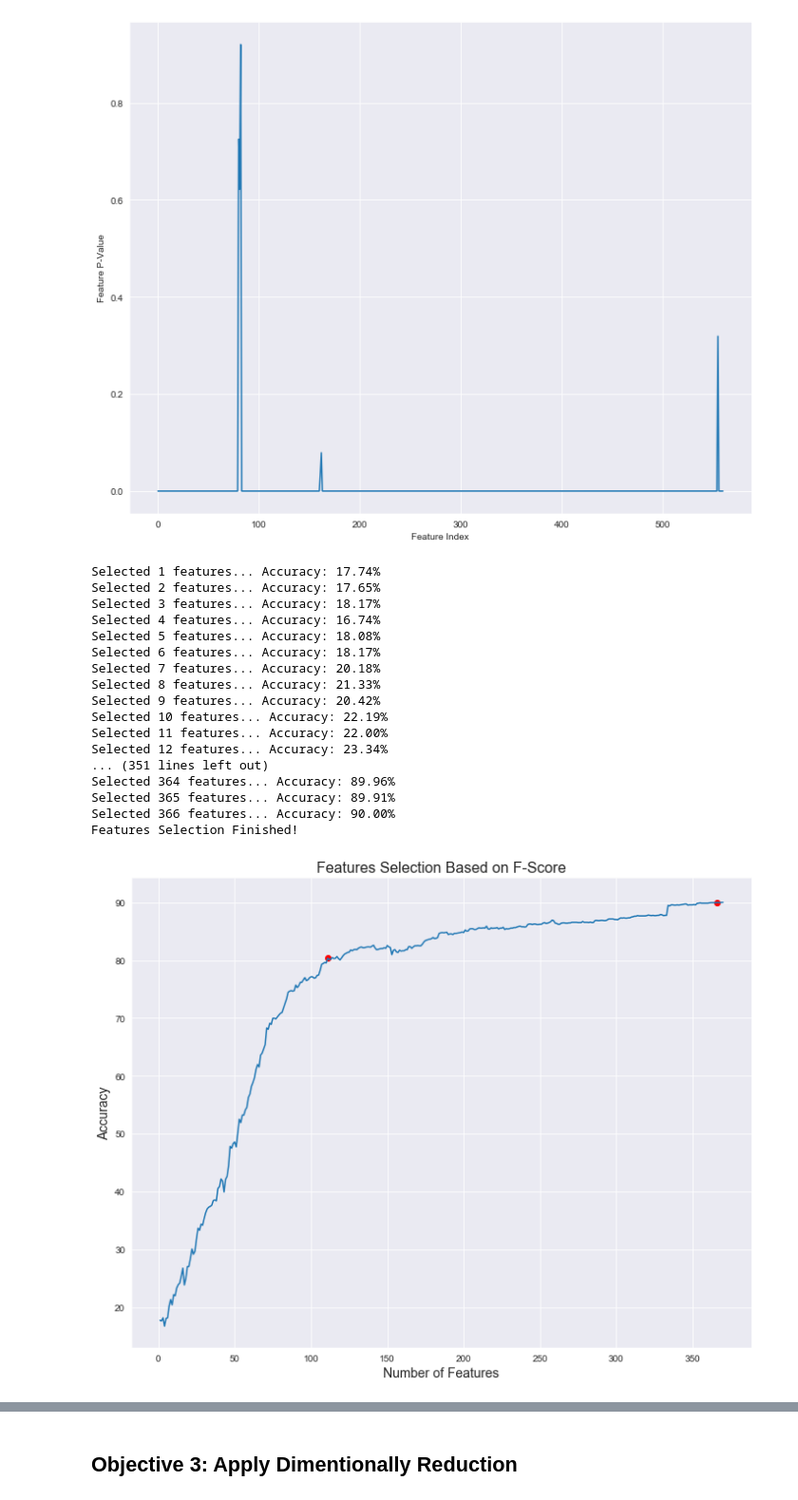
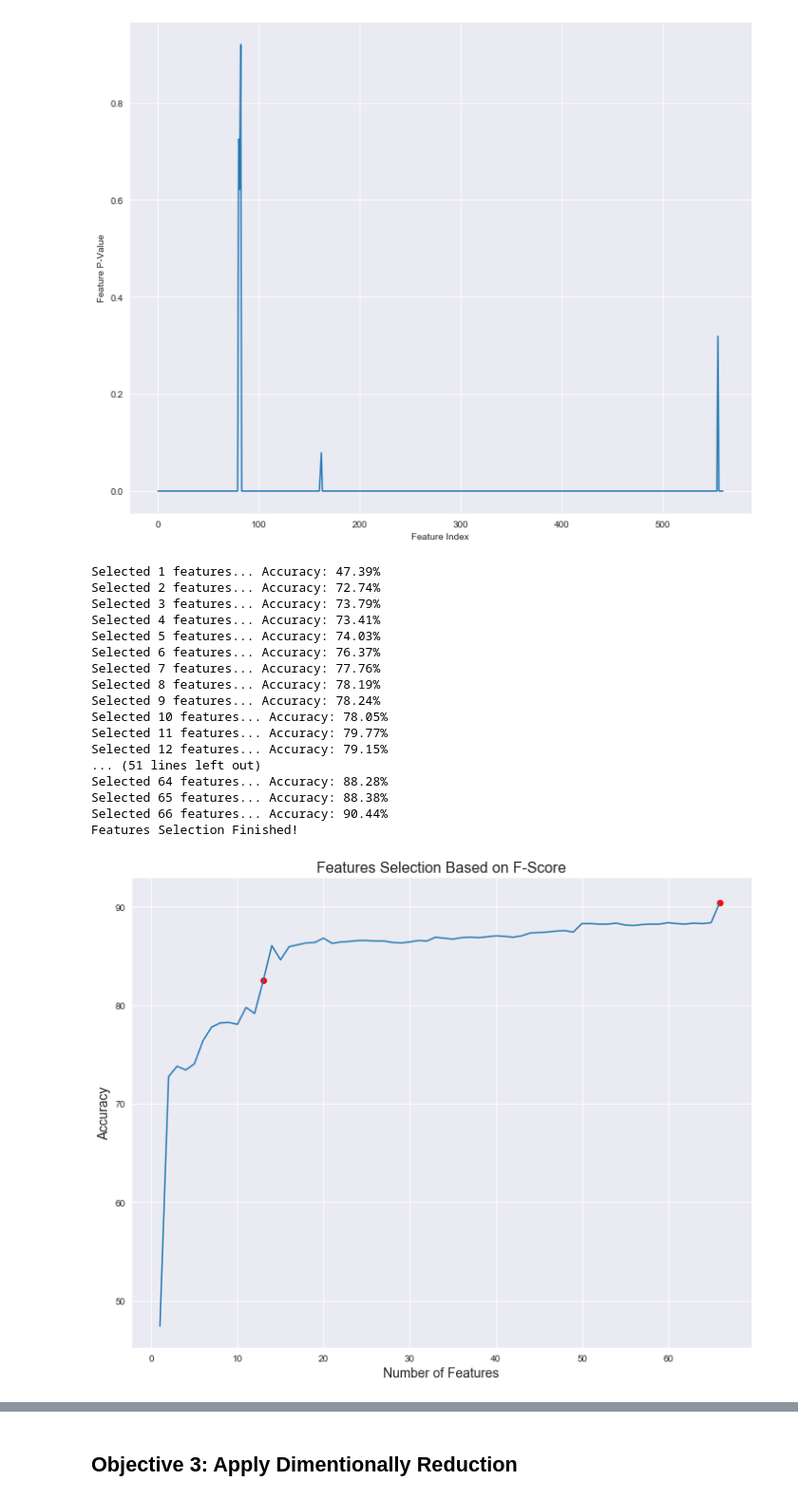
Before and after one commit to viviczhou/University-of-Rochester, a Jupyter notebook: CAPSTONE/Mini-Project/Mini-Project Chunlei Zhou.ipynb, the cells around one changed output, grey strips where cells are left out. Shown: that part at 95% size. Cells and saved outputs as stored; diff of their text form; code cells hidden in the pictures.

```diff
--- a/CAPSTONE/Mini-Project/Mini-Project Chunlei Zhou.ipynb
+++ b/CAPSTONE/Mini-Project/Mini-Project Chunlei Zhou.ipynb
@@ -370,7 +370,7 @@ sorted_idx = np.argsort(feature_importance_pct)
 [figure]
 # %%
 feature_f_score,feature_p_value = f_classif(train_x,train_y)
-ranked_index_f = np.argsort(feature_f_score)
+ranked_index_f = np.argsort(-feature_f_score)
 ranked_index_p = np.argsort(feature_p_value)
 # %%
 ranked_index_f
@@ -449,38 +449,38 @@ for n in range(len(ranked_index_f)):
         break
 print("Features Selection Finished!")
 # %% [output]
-Selected 1 features... Accuracy: 17.74%
-Selected 2 features... Accuracy: 17.65%
-Selected 3 features... Accuracy: 18.17%
-Selected 4 features... Accuracy: 16.74%
-Selected 5 features... Accuracy: 18.08%
-Selected 6 features... Accuracy: 18.17%
-Selected 7 features... Accuracy: 20.18%
-Selected 8 features... Accuracy: 21.33%
-Selected 9 features... Accuracy: 20.42%
-Selected 10 features... Accuracy: 22.19%
-Selected 11 features... Accuracy: 22.00%
-Selected 12 features... Accuracy: 23.34%
-... (351 lines left out)
-Selected 364 features... Accuracy: 89.96%
-Selected 365 features... Accuracy: 89.91%
-Selected 366 features... Accuracy: 90.00%
+Selected 1 features... Accuracy: 47.39%
+Selected 2 features... Accuracy: 72.74%
+Selected 3 features... Accuracy: 73.79%
+Selected 4 features... Accuracy: 73.41%
+Selected 5 features... Accuracy: 74.03%
+Selected 6 features... Accuracy: 76.37%
+Selected 7 features... Accuracy: 77.76%
+Selected 8 features... Accuracy: 78.19%
+Selected 9 features... Accuracy: 78.24%
+Selected 10 features... Accuracy: 78.05%
+Selected 11 features... Accuracy: 79.77%
+Selected 12 features... Accuracy: 79.15%
+... (51 lines left out)
+Selected 64 features... Accuracy: 88.28%
+Selected 65 features... Accuracy: 88.38%
+Selected 66 features... Accuracy: 90.44%
 Features Selection Finished!
 # %%
 df = pd.DataFrame(list(accuracy_dict.items()), columns =['Number of Features', 'Accuracy'])
 sns.set_style("darkgrid")
 fig = plt.figure(figsize=(10,8))
 #df.plot(x ='Number of Features', y='Accuracy', kind = 'line')
 sns.lineplot(df.loc[:,'Number of Features'],df.loc[:,'Accuracy'])
 plt.xlabel('Number of Features', fontsize = 14)
 plt.ylabel('Accuracy', fontsize = 14)
 plt.title('Features Selection Based on F-Score', fontsize = 16)
-plt.scatter(df.loc[:,'Number of Features'][365], df.loc[:,'Accuracy'][365], c = 'r')
-plt.scatter(df.loc[:,'Number of Features'][110], df.loc[:,'Accuracy'][110], c = 'r')
+plt.scatter(df.loc[:,'Number of Features'][65], df.loc[:,'Accuracy'][65], c = 'r')
+plt.scatter(df.loc[:,'Number of Features'][12], df.loc[:,'Accuracy'][12], c = 'r')
 fig.tight_layout()
 plt.show()
 # %% [output]
-[figure, old version]
+[figure, new version]
 # %%
 accuracy_dict_p={}
 LR_reduced_feature_p = LogisticRegression(solver = 'newton-cg', multi_class = 'multinomial')
```
Also changed, not shown: parts of 4 cells of this notebook.
